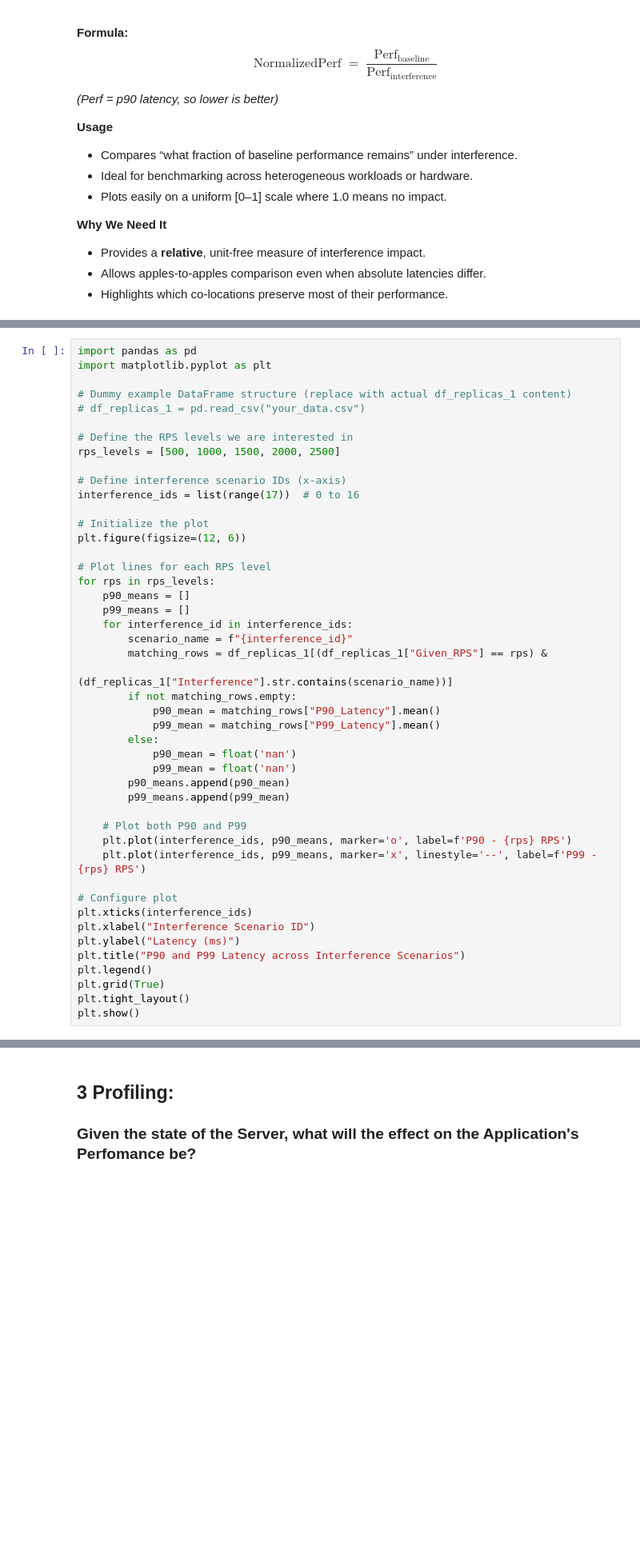
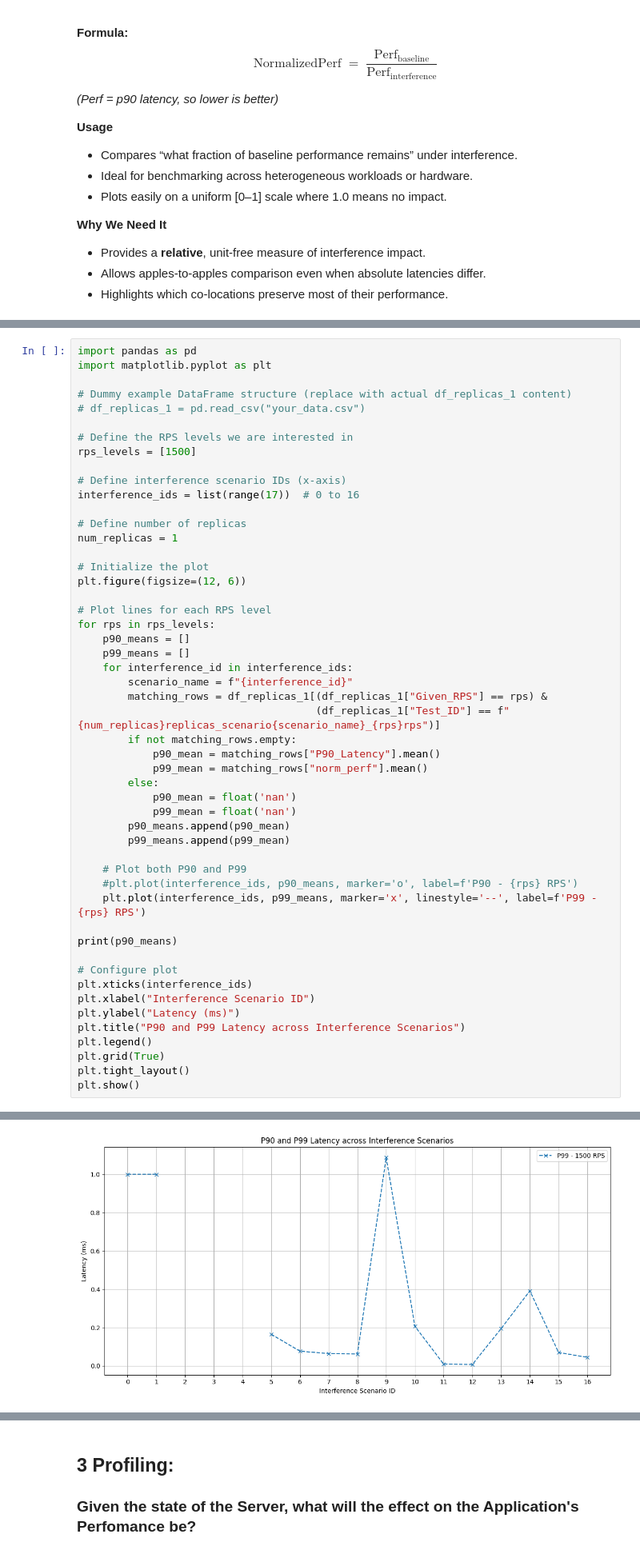
Before and after one commit to georgakopoulosgeo/Interference_Thesis_NTUA, a Jupyter notebook: profiling/slowdown_predictor.ipynb, the cells around one changed output, grey strips where cells are left out. Shown at 80% size. Cells and saved outputs as stored; diff of their text form; blank space fills up the shorter version.

```diff
--- a/profiling/slowdown_predictor.ipynb
+++ b/profiling/slowdown_predictor.ipynb
@@ -366,10 +363,13 @@ import matplotlib.pyplot as plt
 # df_replicas_1 = pd.read_csv("your_data.csv")
 
 # Define the RPS levels we are interested in
-rps_levels = [500, 1000, 1500, 2000, 2500]
+rps_levels = [1500]
 
 # Define interference scenario IDs (x-axis)
 interference_ids = list(range(17))  # 0 to 16
+
+# Define number of replicas
+num_replicas = 1
 
 # Initialize the plot
 plt.figure(figsize=(12, 6))
@@ -381,10 +381,10 @@ for rps in rps_levels:
     for interference_id in interference_ids:
         scenario_name = f"{interference_id}"
         matching_rows = df_replicas_1[(df_replicas_1["Given_RPS"] == rps) &
-                                      (df_replicas_1["Interference"].str.contains(scenario_name))]
+                                      (df_replicas_1["Test_ID"] == f"{num_replicas}replicas_scenario{scenario_name}_{rps}rps")]
         if not matching_rows.empty:
             p90_mean = matching_rows["P90_Latency"].mean()
-            p99_mean = matching_rows["P99_Latency"].mean()
+            p99_mean = matching_rows["norm_perf"].mean()
         else:
             p90_mean = float('nan')
             p99_mean = float('nan')
@@ -392,8 +392,10 @@ for rps in rps_levels:
         p99_means.append(p99_mean)
 
     # Plot both P90 and P99
-    plt.plot(interference_ids, p90_means, marker='o', label=f'P90 - {rps} RPS')
+    #plt.plot(interference_ids, p90_means, marker='o', label=f'P90 - {rps} RPS')
     plt.plot(interference_ids, p99_means, marker='x', linestyle='--', label=f'P99 - {rps} RPS')
+
+print(p90_means)
 
 # Configure plot
 plt.xticks(interference_ids)
@@ -404,3 +406,4 @@ plt.legend()
 plt.grid(True)
 plt.tight_layout()
 plt.show()
+# %% [output]
@@ -406,0 +411 @@ plt.show()
+[figure, added]
```
Also changed, not shown: parts of 8 cells of this notebook, 34 other files.
